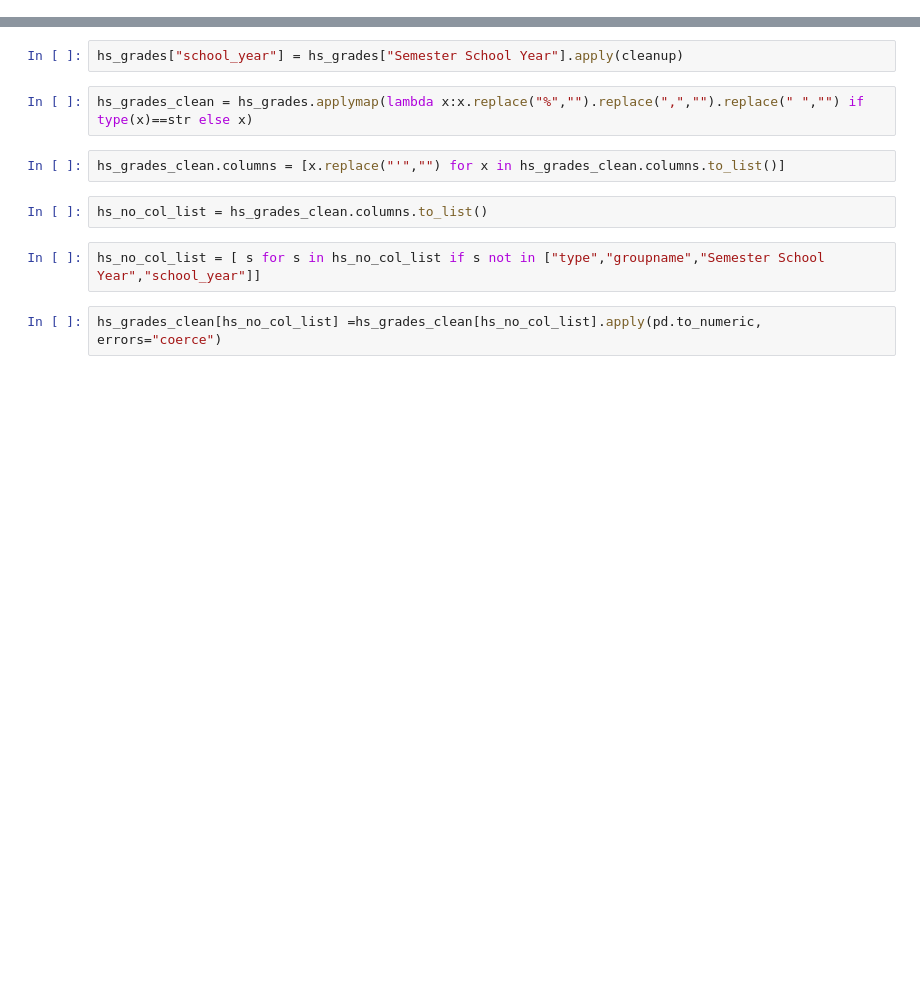
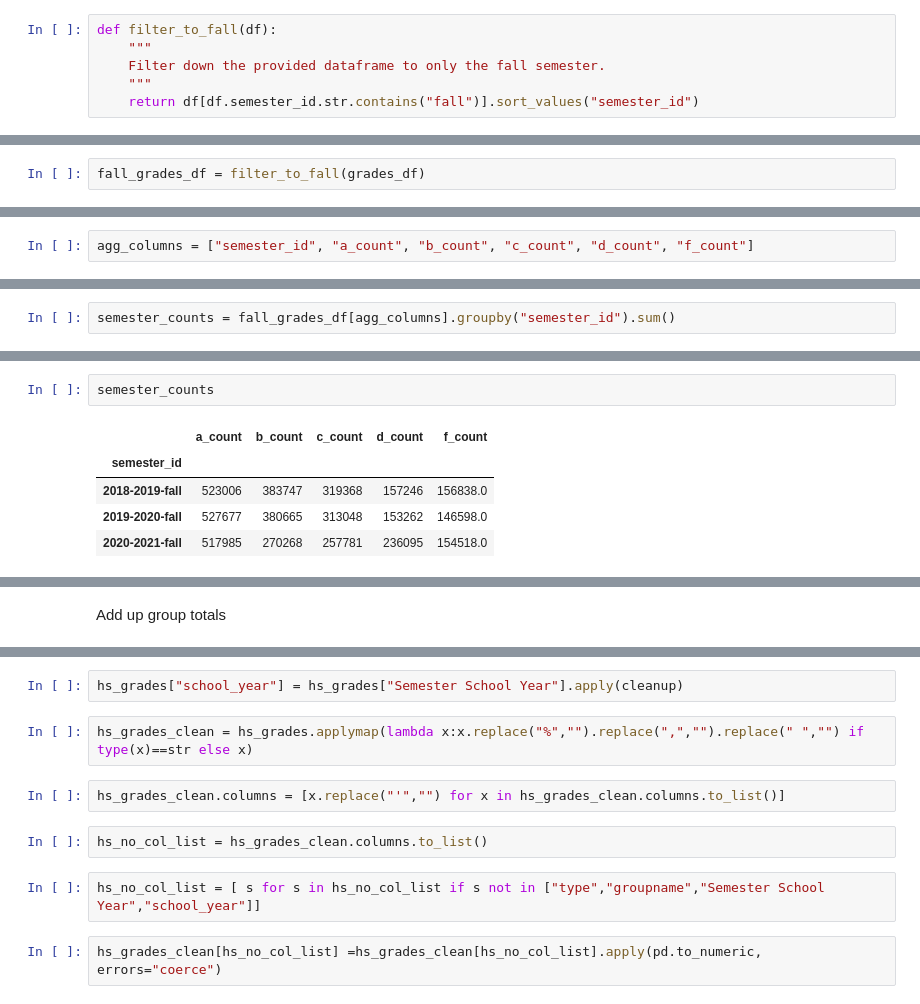
Before and after one commit to datadesk/LAUSD-2020-grades, a Jupyter notebook: grades.ipynb, the cells around one changed output, grey strips where cells are left out. Cells and saved outputs as stored; diff of their text form; blank space fills up the shorter version.

```diff
--- a/grades.ipynb
+++ b/grades.ipynb
@@ -97,0 +165,6 @@ hs_grades = pd.read_csv("input/grades9-12-complete.csv")
+# %%
+def filter_to_fall(df):
+    """
+    Filter down the provided dataframe to only the fall semester.
+    """
+    return df[df.semester_id.str.contains("fall")].sort_values("semester_id")
@@ -97,0 +173,2 @@ hs_grades = pd.read_csv("input/grades9-12-complete.csv")
+# %%
+fall_grades_df = filter_to_fall(grades_df)
@@ -97,0 +189,2 @@ hs_grades = pd.read_csv("input/grades9-12-complete.csv")
+# %%
+agg_columns = ["semester_id", "a_count", "b_count", "c_count", "d_count", "f_count"]
@@ -97,0 +193,2 @@ hs_grades = pd.read_csv("input/grades9-12-complete.csv")
+# %%
+semester_counts = fall_grades_df[agg_columns].groupby("semester_id").sum()
@@ -97,0 +197,8 @@ hs_grades = pd.read_csv("input/grades9-12-complete.csv")
+# %%
+semester_counts
+# %% [output]
+|  | a_count | b_count | c_count | d_count | f_count |
+| semester_id |  |  |  |  |  |
+| 2018-2019-fall | 523006 | 383747 | 319368 | 157246 | 156838.0 |
+| 2019-2020-fall | 527677 | 380665 | 313048 | 153262 | 146598.0 |
+| 2020-2021-fall | 517985 | 270268 | 257781 | 236095 | 154518.0 |
@@ -97,0 +206,2 @@ hs_grades = pd.read_csv("input/grades9-12-complete.csv")
+# %% [markdown]
+Add up group totals
```
Also changed, not shown: parts of 111 cells of this notebook, 5 other files.
